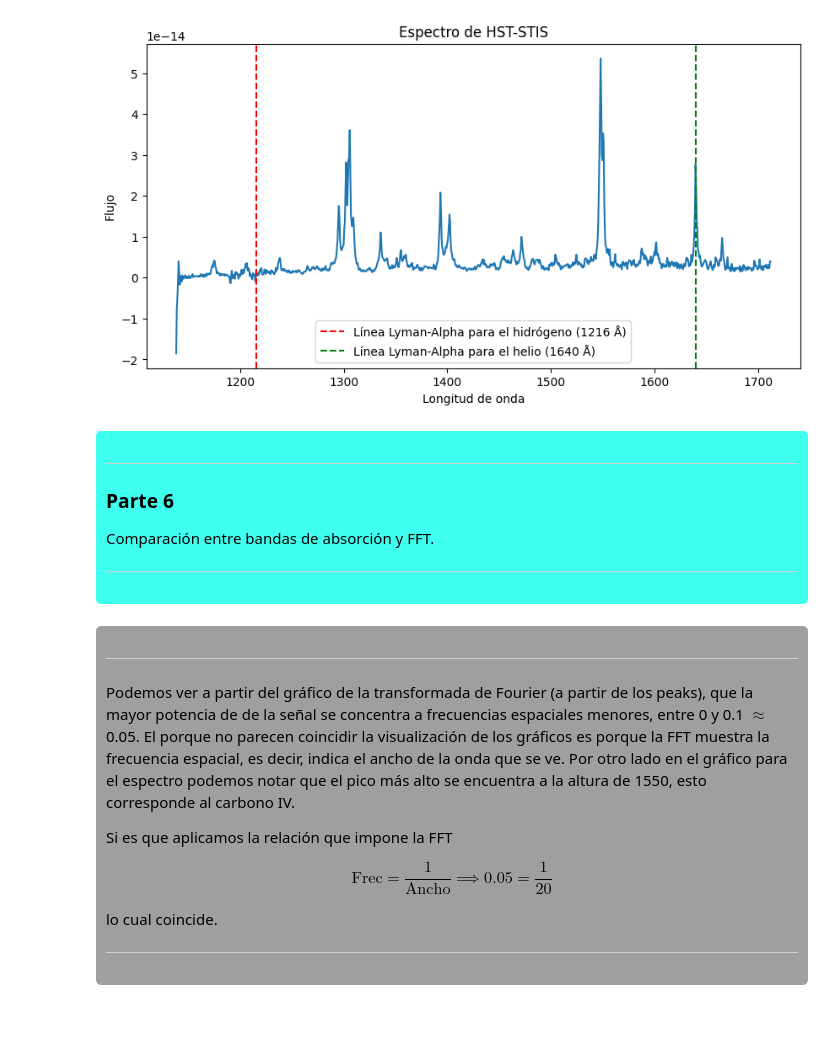
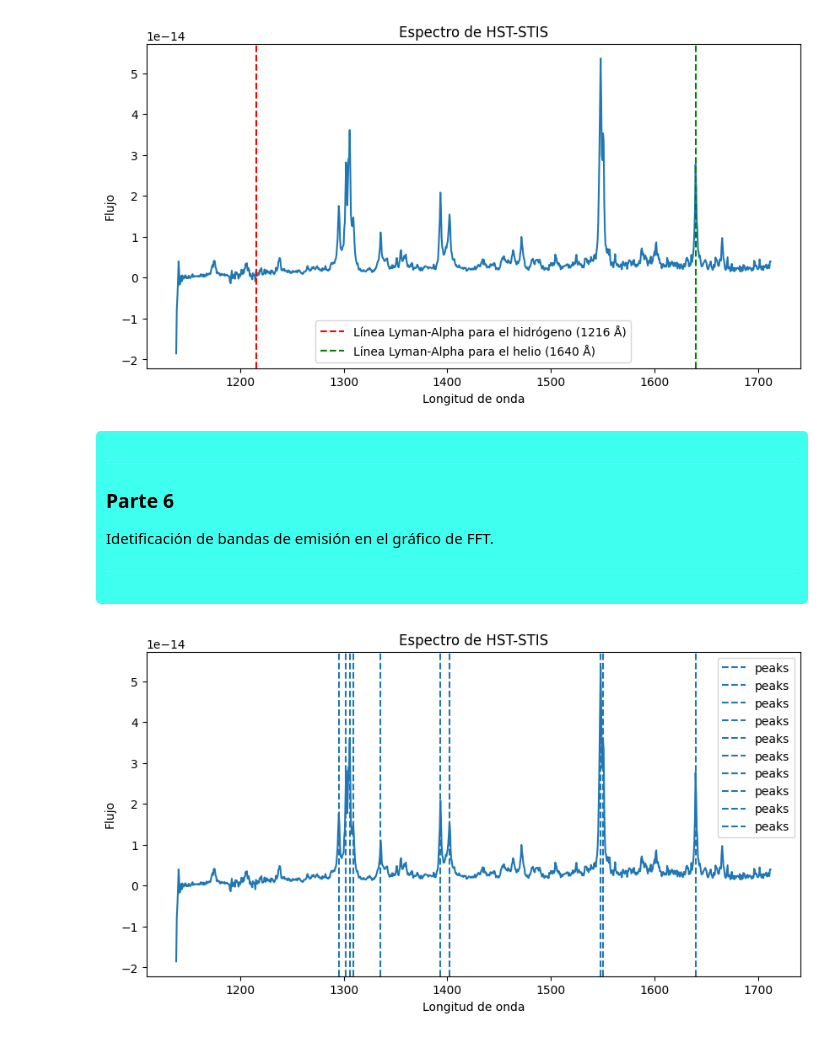
Before and after one commit to B-Namor/AtmosphericCharacterizationUsingFourierAnalisis, a Jupyter notebook: Proyecto.ipynb, the cells around one changed output. Saved outputs shown, nothing was run; the diff lists cells and outputs as text; code cells hidden in the pictures.

```diff
--- a/Proyecto.ipynb
+++ b/Proyecto.ipynb
@@ -131,23 +130,21 @@ plt.show()
 ---
 ### **Parte 6**
 
-Comparación entre bandas de absorción y FFT.
+Idetificación de bandas de emisión en el gráfico de FFT.
 
 ---
 
 </div>
-# %% [markdown]
-<div style="background-color: #808080c0; color: black; padding: 10px; border-radius: 5px; max-width: 98%;">
-
----
-Podemos ver a partir del gráfico de la transformada de Fourier (a partir de los peaks), que la mayor potencia de de la señal se concentra a frecuencias espaciales menores, entre 0 y 0.1 $\approx$ 0.05. El porque no parecen coincidir la visualización de los gráficos es porque la FFT muestra la frecuencia espacial, es decir, indica el ancho de la onda que se ve. Por otro lado en el gráfico para el espectro podemos notar que el pico más alto se encuentra a la altura de 1550, esto corresponde al carbono IV.
-
-Si es que aplicamos la relación que impone la FFT
-
-$$\text{Frec} = \frac{1}{\text{Ancho}} \implies 0.05 = \frac{1}{20}$$
-
-lo cual coincide.
-
----
-
-</div>
+# %%
+# A partir de lo obtenido en la parte 4
+plt.figure(figsize=(10,5))
+plt.plot(df['wavelength'], df['flux'])
+plt.xlabel("Longitud de onda")
+plt.ylabel("Flujo")
+plt.title("Espectro de HST-STIS")
+for peak in peaks:
+    plt.axvline(wavelength[peak], linestyle="--", label="peaks")
+plt.legend()
+plt.show()
+# %% [output]
+[figure, added]
```
Also changed, not shown: parts of 6 cells of this notebook.
